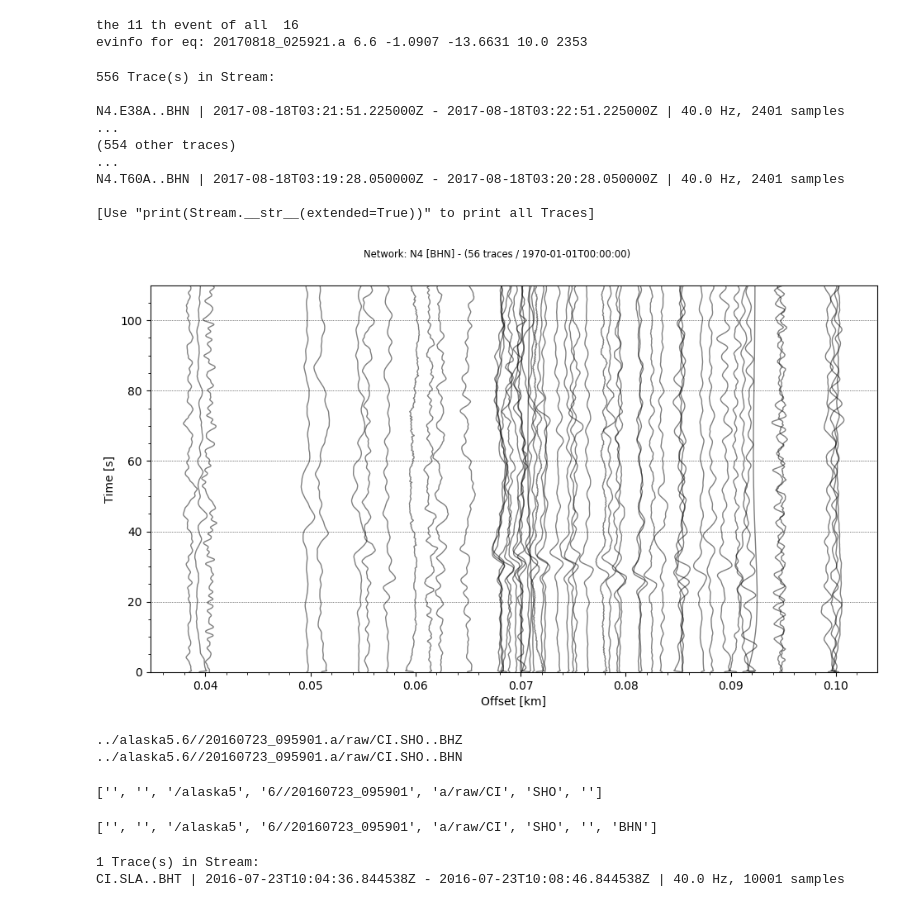
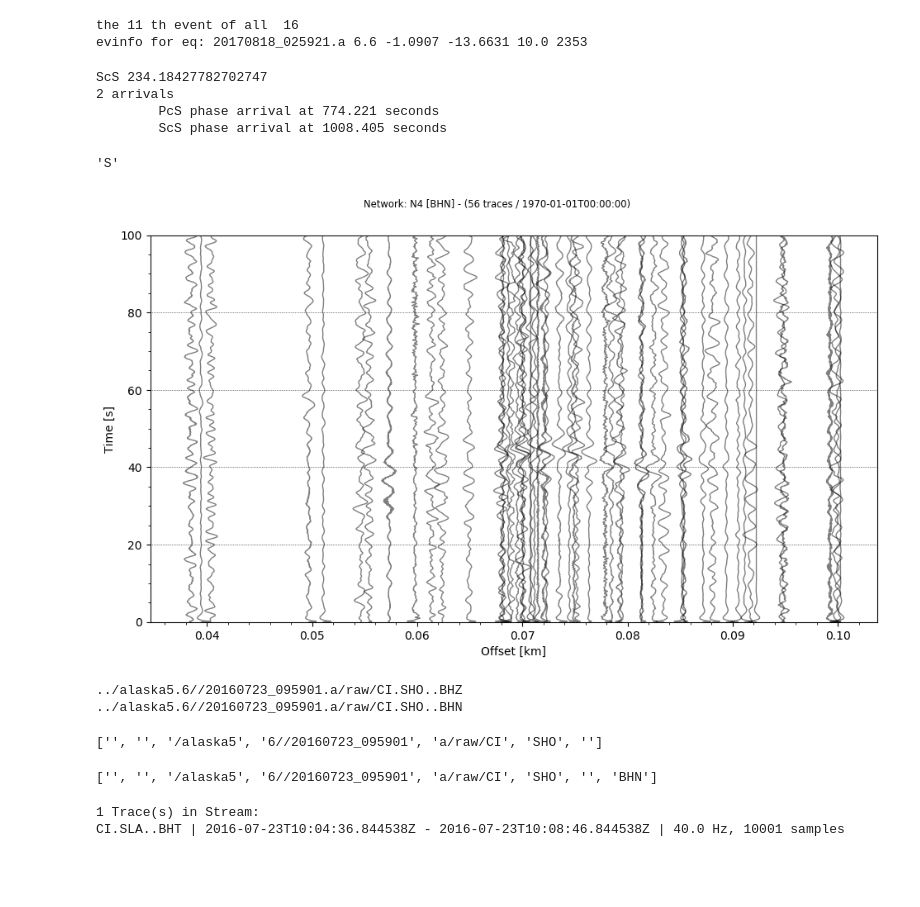
Before and after one commit to HongjianFang/DPACC, a Jupyter notebook: test.ipynb, the cells around one changed output. Cells and saved outputs as stored; diff of their text form; code cells hidden in the pictures; blank space fills up the shorter version.

```diff
--- a/test.ipynb
+++ b/test.ipynb
@@ -9,8 +9,8 @@ from scipy import interpolate
 eqdir = '../transform_0to30/'
 datatype='raw'
 comp = 'BH*'
-trimb = 10
-trima = 100
+trimb = 20
+trima = 80
 eqs = open(''.join([eqdir,'EVENTS-INFO/event_list_pickle']),'rb')
 eqs = pickle.load(eqs,encoding='bytes')
 evid = []
@@ -88,24 +88,31 @@ for ievent in range(11,12):#nevent):
 # %% [output]
 the 11 th event of all  16
 evinfo for eq: 20170818_025921.a 6.6 -1.0907 -13.6631 10.0 2353
-# %%
-strmsub
-# %% [output]
-556 Trace(s) in Stream:
-
-N4.E38A..BHN | 2017-08-18T03:21:51.225000Z - 2017-08-18T03:22:51.225000Z | 40.0 Hz, 2401 samples
-...
-(554 other traces)
-...
-N4.T60A..BHN | 2017-08-18T03:19:28.050000Z - 2017-08-18T03:20:28.050000Z | 40.0 Hz, 2401 samples
-
-[Use "print(Stream.__str__(extended=True))" to print all Traces]
+# %%
+from obspy.taup import TauPyModel
+mod = TauPyModel(model='ak135')
+arr = mod.get_travel_times(source_depth_in_km=10,distance_in_degree=30,phase_list=['ScS','PcS'])
+for ii in range(1,len(arr)):
+    print (arr[ii].name,arr[ii].time-arr[0].time)
+
+print(arr)
+# %% [output]
+ScS 234.18427782702747
+2 arrivals
+        PcS phase arrival at 774.221 seconds
+        ScS phase arrival at 1008.405 seconds
+# %%
+arr0=arr[0]
+arr0.name
+# %% [output]
+'S'
 # %%
-strmsub = strmori.select(channel='BHN')
-strmsub.filter('bandpass',freqmin=0.01,freqmax=2.0)
+strmori2 = strmori.copy()
+strmsub = strmori2.select(channel='BHN')
+strmsub.filter('bandpass',freqmin=0.2,freqmax=4.0)
 strmsub[::10].plot(type='section')
 # %% [output]
-[figure, old version]
+[figure, new version]
 # %%
 print(trace)
 tracen = trace.split('.')[:-1]
@@ -114,13 +121,20 @@ print (tracen)
 # %% [output]
 ../alaska5.6//20160723_095901.a/raw/CI.SHO..BHZ
 ../alaska5.6//20160723_095901.a/raw/CI.SHO..BHN
-# %%
-ff = trace.split('.')[:-1]
-print (ff)
-ff + ['BHN']
-# %% [output]
-['', '', '/alaska5', '6//20160723_095901', 'a/raw/CI', 'SHO', '']
-['', '', '/alaska5', '6//20160723_095901', 'a/raw/CI', 'SHO', '', 'BHN']
+# %%
+ndep = 46
+ndis = 651
+dep = np.linspace(5,50,ndep)
+dis = np.linspace(30,95,ndis)
+sPdP = np.load('./tables/sSdS5to50.npy')
+fppdp = interpolate.interp2d(dis, dep, sPdP, kind='linear')
+fspdp = interpolate.interp2d(dis, dep, sPdP, kind='linear')
+
+pPdP = np.load('./tables/teleS5to50.npy')
+ftelep = interpolate.interp2d(dis, dep, pPdP, kind='linear')
+# %% [output]
+['', '', '/alaska5', '6//20160723_095901', 'a/raw/CI', 'SHO', '']
+['', '', '/alaska5', '6//20160723_095901', 'a/raw/CI', 'SHO', '', 'BHN']
 # %%
 tt
 # %% [output]
```
Also changed, not shown: 2 other files.
